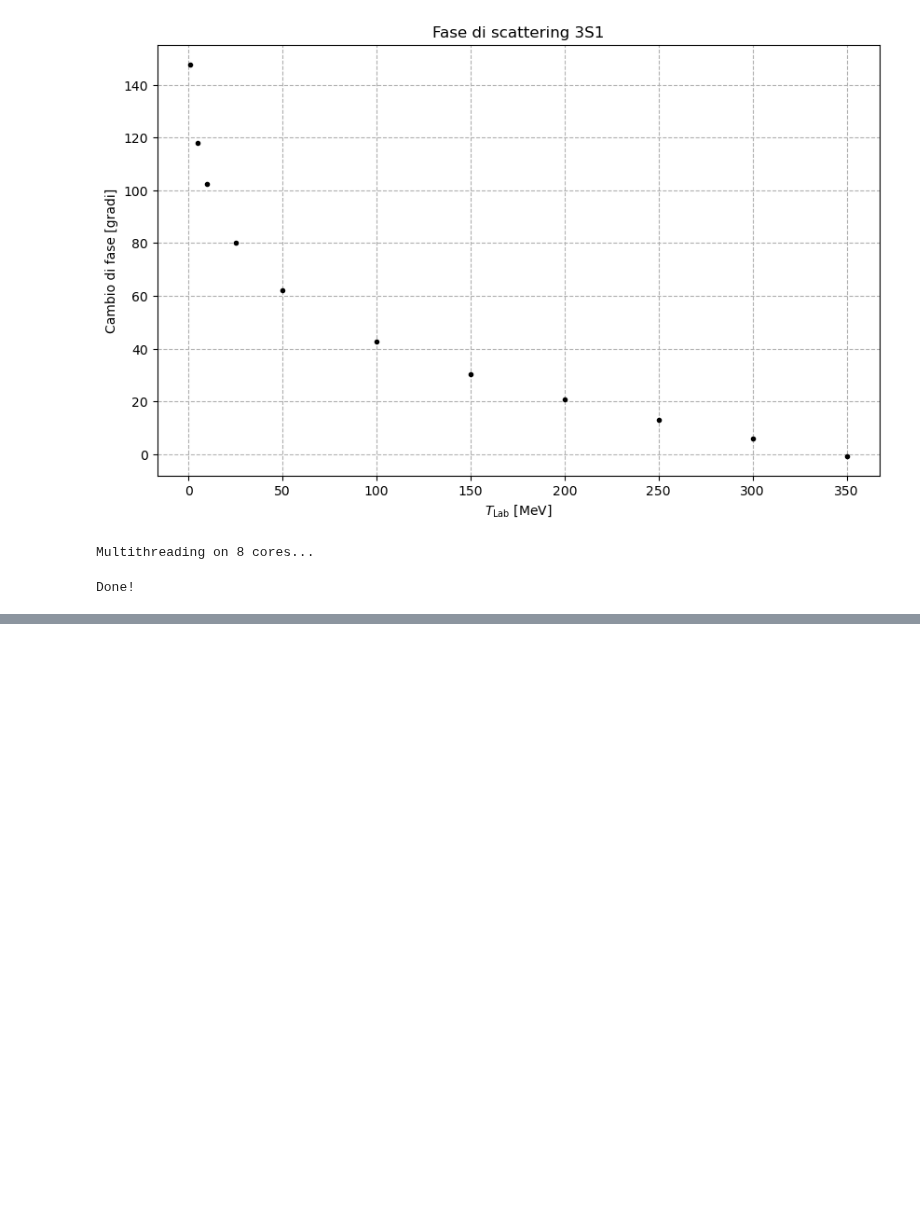
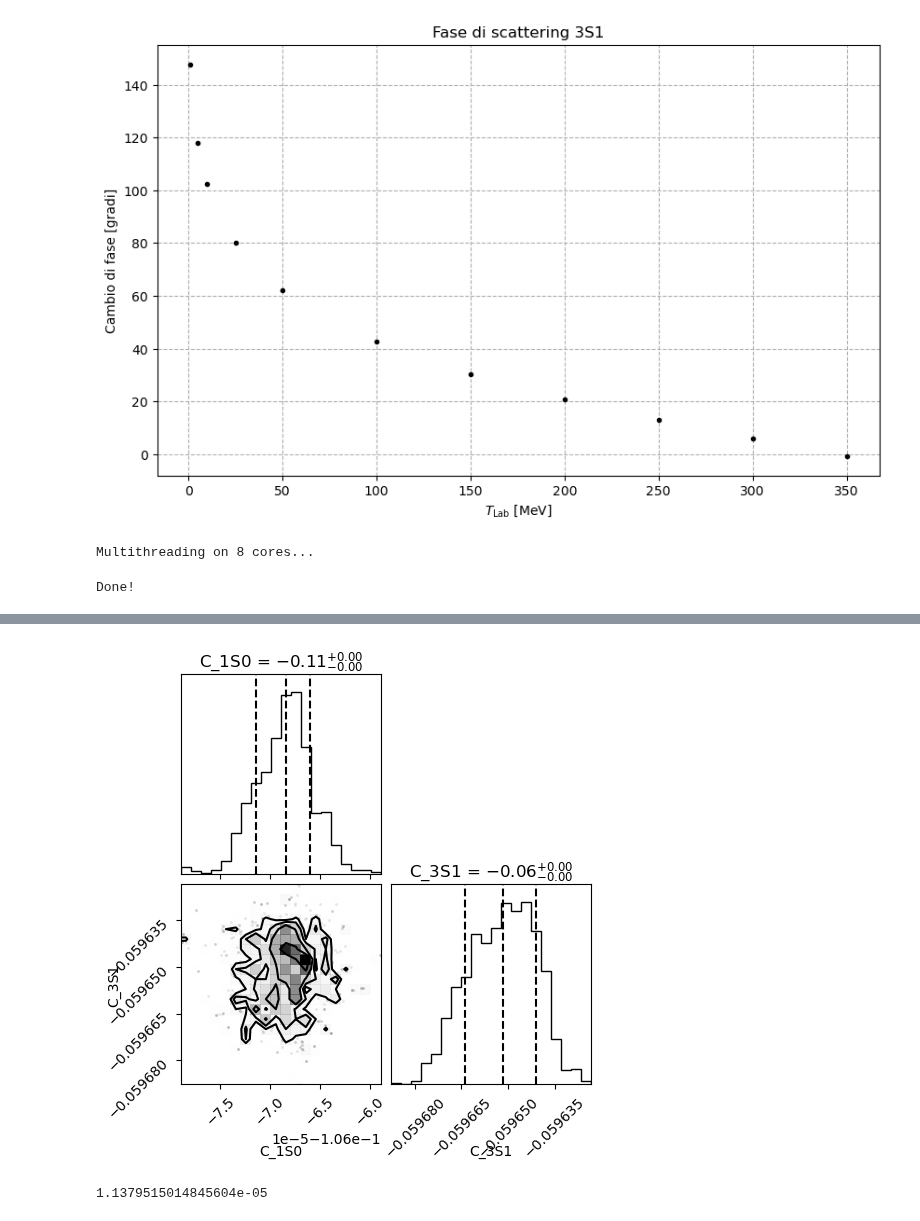
Before and after one commit to Lvetto/lmd_forza_nucleare, a Jupyter notebook: bayes.ipynb, the cells around one changed output, grey strips where cells are left out. Cells and saved outputs as stored; diff of their text form; code cells hidden in the pictures; blank space fills up the shorter version.

Commit message:
corner plot

```diff
--- a/bayes.ipynb
+++ b/bayes.ipynb
@@ -174,3 +174,30 @@ plt.show()
+# %%
+# corner plot
+campioni = sampler.get_chain(discard=200, flat=True)
+
+nomi_parametri = ["C_1S0", "C_3S1"]
+
+fig = corner.corner(
+    campioni,
+    labels=nomi_parametri,
+    quantiles=[0.16, 0.5, 0.84], # Mostra i limiti di 1 deviazione standard
+    show_titles=True,            # Stampa i valori (mediana +/- sigma) sopra ogni colonna!
+    title_kwargs={"fontsize": 12}
+)
+
+plt.show()
+# %% [output]
+[figure, added]
+# %%
+# estraggo la deviazione standard dai campioni:
+C_1S0_median = np.median(campioni[:, 0])
+C_1S0_sigma = 0.5 * (np.percentile(campioni[:, 0], 84) - np.percentile(campioni[:, 0], 16))
+C_3S1_median = np.median(campioni[:, 1])
+C_3S1_sigma = 0.5 * (np.percentile(campioni[:, 1], 84) - np.percentile(campioni[:, 1], 16))
+
+print(C_3S1_sigma)
+# %% [output]
+1.1379515014845604e-05
 # %%
 # Verifica sovrapposizione coi dati sperimentali:
 C_1S0 = samples[-1, 0, 0]
```
Also changed, not shown: parts of 2 cells of this notebook, 1 other file.
